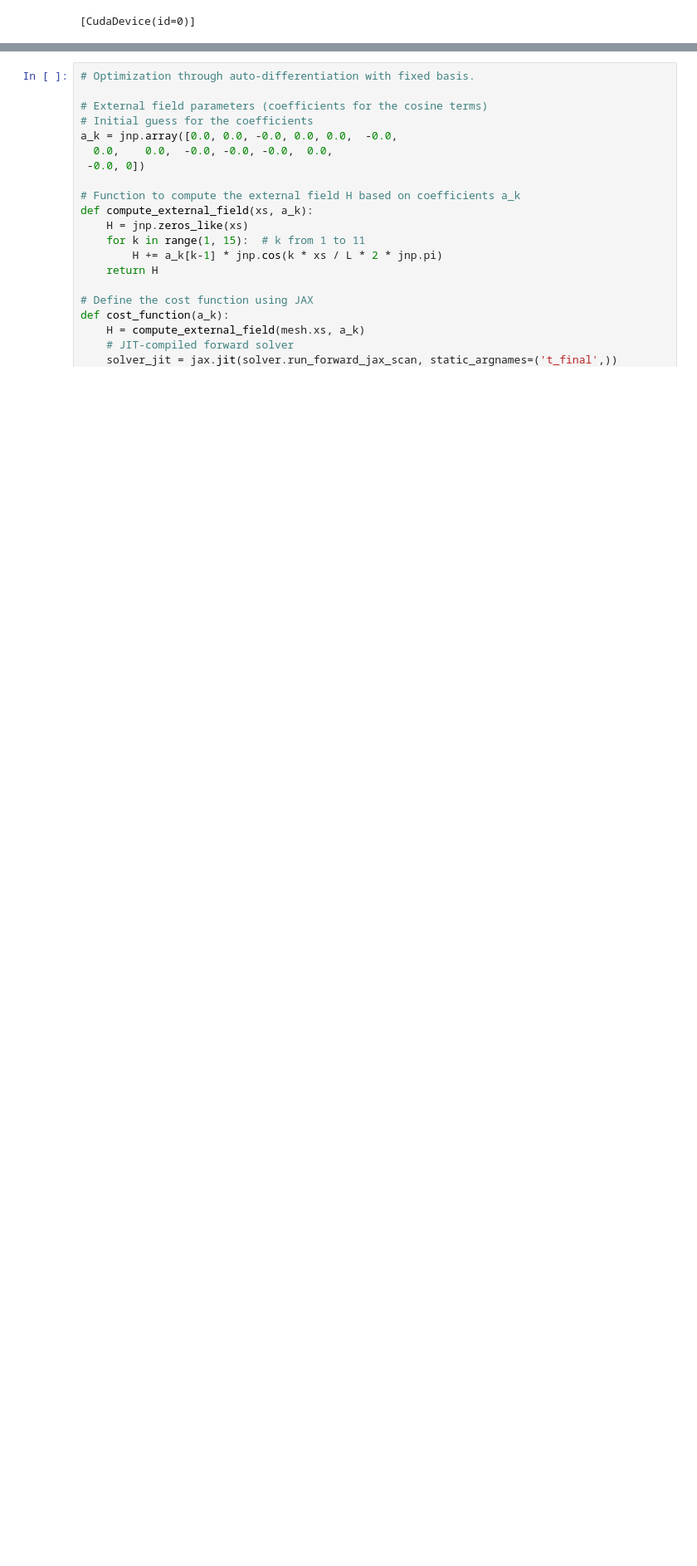
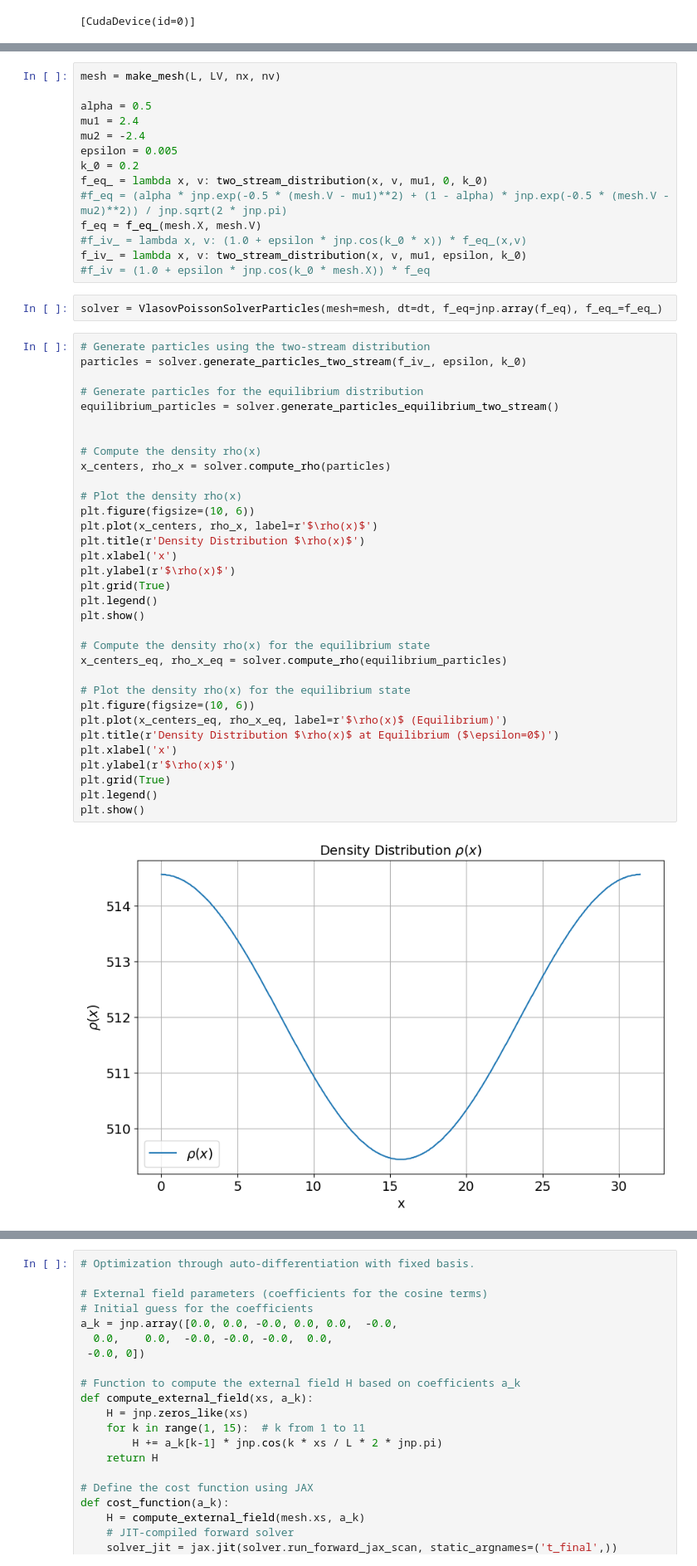
Before and after one commit to maguerrap/vlasov-poisson, a Jupyter notebook: notebooks/Vlasov-Poisson-solver-particle-jax.ipynb, the cells around one changed output, grey strips where cells are left out. Shown at 83% size. Saved outputs shown, nothing was run; the diff lists cells and outputs as text; blank space fills up the shorter version.

Commit message:
particle jax update

```diff
--- a/notebooks/Vlasov-Poisson-solver-particle-jax.ipynb
+++ b/notebooks/Vlasov-Poisson-solver-particle-jax.ipynb
@@ -123,0 +299,51 @@ LV = 6.0
+# %%
+mesh = make_mesh(L, LV, nx, nv)
+
+alpha = 0.5
+mu1 = 2.4
+mu2 = -2.4
+epsilon = 0.005
+k_0 = 0.2
+f_eq_ = lambda x, v: two_stream_distribution(x, v, mu1, 0, k_0)
+#f_eq = (alpha * jnp.exp(-0.5 * (mesh.V - mu1)**2) + (1 - alpha) * jnp.exp(-0.5 * (mesh.V - mu2)**2)) / jnp.sqrt(2 * jnp.pi)
+f_eq = f_eq_(mesh.X, mesh.V)
+#f_iv_ = lambda x, v: (1.0 + epsilon * jnp.cos(k_0 * x)) * f_eq_(x,v)
+f_iv_ = lambda x, v: two_stream_distribution(x, v, mu1, epsilon, k_0)
+#f_iv = (1.0 + epsilon * jnp.cos(k_0 * mesh.X)) * f_eq
+# %%
+solver = VlasovPoissonSolverParticles(mesh=mesh, dt=dt, f_eq=jnp.array(f_eq), f_eq_=f_eq_)
+# %%
+# Generate particles using the two-stream distribution
+particles = solver.generate_particles_two_stream(f_iv_, epsilon, k_0)
+
+# Generate particles for the equilibrium distribution
+equilibrium_particles = solver.generate_particles_equilibrium_two_stream()
+
+
+# Compute the density rho(x)
+x_centers, rho_x = solver.compute_rho(particles)
+
+# Plot the density rho(x)
+plt.figure(figsize=(10, 6))
+plt.plot(x_centers, rho_x, label=r'$\rho(x)$')
+plt.title(r'Density Distribution $\rho(x)$')
+plt.xlabel('x')
+plt.ylabel(r'$\rho(x)$')
+plt.grid(True)
+plt.legend()
+plt.show()
+
+# Compute the density rho(x) for the equilibrium state
+x_centers_eq, rho_x_eq = solver.compute_rho(equilibrium_particles)
+
+# Plot the density rho(x) for the equilibrium state
+plt.figure(figsize=(10, 6))
+plt.plot(x_centers_eq, rho_x_eq, label=r'$\rho(x)$ (Equilibrium)')
+plt.title(r'Density Distribution $\rho(x)$ at Equilibrium ($\epsilon=0$)')
+plt.xlabel('x')
+plt.ylabel(r'$\rho(x)$')
+plt.grid(True)
+plt.legend()
+plt.show()
+# %% [output]
+[figure, added]
```
Also changed, not shown: parts of 7 cells of this notebook, 1 other file.
